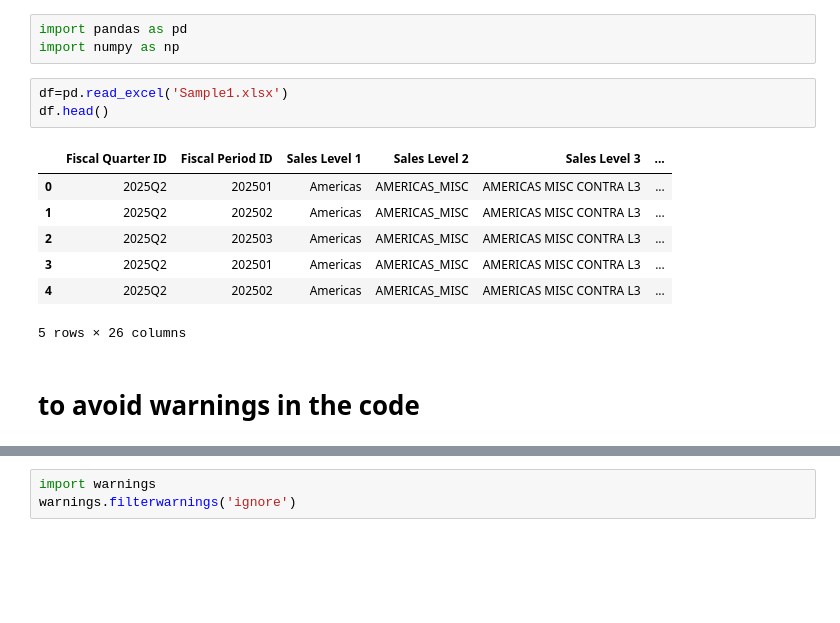
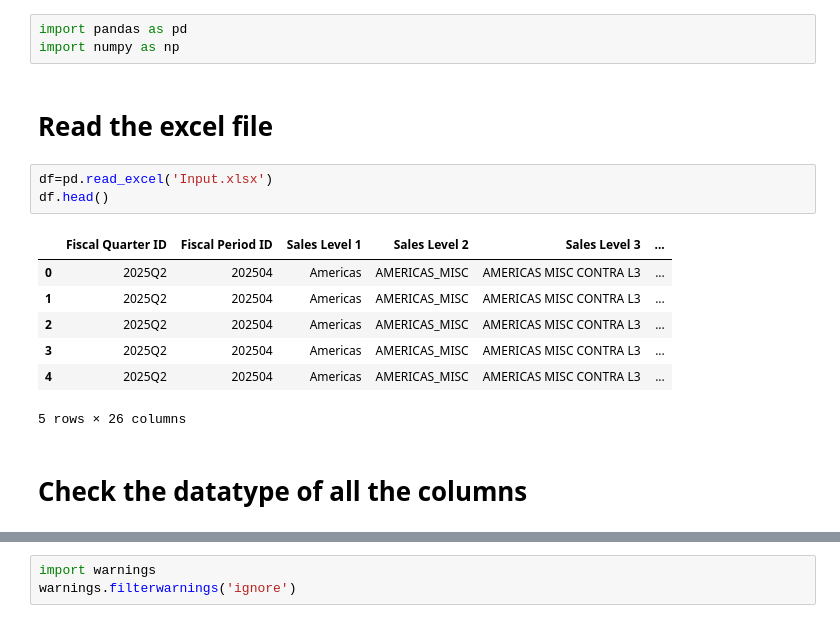
Before and after one commit to sudeshnab19/automation_projects, a Jupyter notebook: ExcelToPivot/excelto36pivots/ExcelToPivot_projectscenario.ipynb, the cells around one changed output, grey strips where cells are left out. Drawn from its saved outputs; the diff is of its cells as text; blank space fills up the shorter version.

```diff
--- a/ExcelToPivot/excelto36pivots/ExcelToPivot_projectscenario.ipynb
+++ b/ExcelToPivot/excelto36pivots/ExcelToPivot_projectscenario.ipynb
@@ -1,16 +1,18 @@
 # %%
 import pandas as pd
 import numpy as np
+# %% [markdown]
+# Read the excel file
 # %%
-df=pd.read_excel('Sample1.xlsx')
+df=pd.read_excel('Input.xlsx')
 df.head()
 # %% [output]
 |  | Fiscal Quarter ID | Fiscal Period ID | Sales Level 1 | Sales Level 2 | Sales Level 3 | ... |
-| 0 | 2025Q2 | 202501 | Americas | AMERICAS_MISC | AMERICAS MISC CONTRA L3 | ... |
-| 1 | 2025Q2 | 202502 | Americas | AMERICAS_MISC | AMERICAS MISC CONTRA L3 | ... |
-| 2 | 2025Q2 | 202503 | Americas | AMERICAS_MISC | AMERICAS MISC CONTRA L3 | ... |
-| 3 | 2025Q2 | 202501 | Americas | AMERICAS_MISC | AMERICAS MISC CONTRA L3 | ... |
-| 4 | 2025Q2 | 202502 | Americas | AMERICAS_MISC | AMERICAS MISC CONTRA L3 | ... |
+| 0 | 2025Q2 | 202504 | Americas | AMERICAS_MISC | AMERICAS MISC CONTRA L3 | ... |
+| 1 | 2025Q2 | 202504 | Americas | AMERICAS_MISC | AMERICAS MISC CONTRA L3 | ... |
+| 2 | 2025Q2 | 202504 | Americas | AMERICAS_MISC | AMERICAS MISC CONTRA L3 | ... |
+| 3 | 2025Q2 | 202504 | Americas | AMERICAS_MISC | AMERICAS MISC CONTRA L3 | ... |
+| 4 | 2025Q2 | 202504 | Americas | AMERICAS_MISC | AMERICAS MISC CONTRA L3 | ... |
 5 rows × 26 columns
-# %% [markdown]
-# to avoid warnings in the code
+# %% [markdown]
+# Check the datatype of all the columns
```
Also changed, not shown: parts of 49 cells of this notebook, 7 other files.
